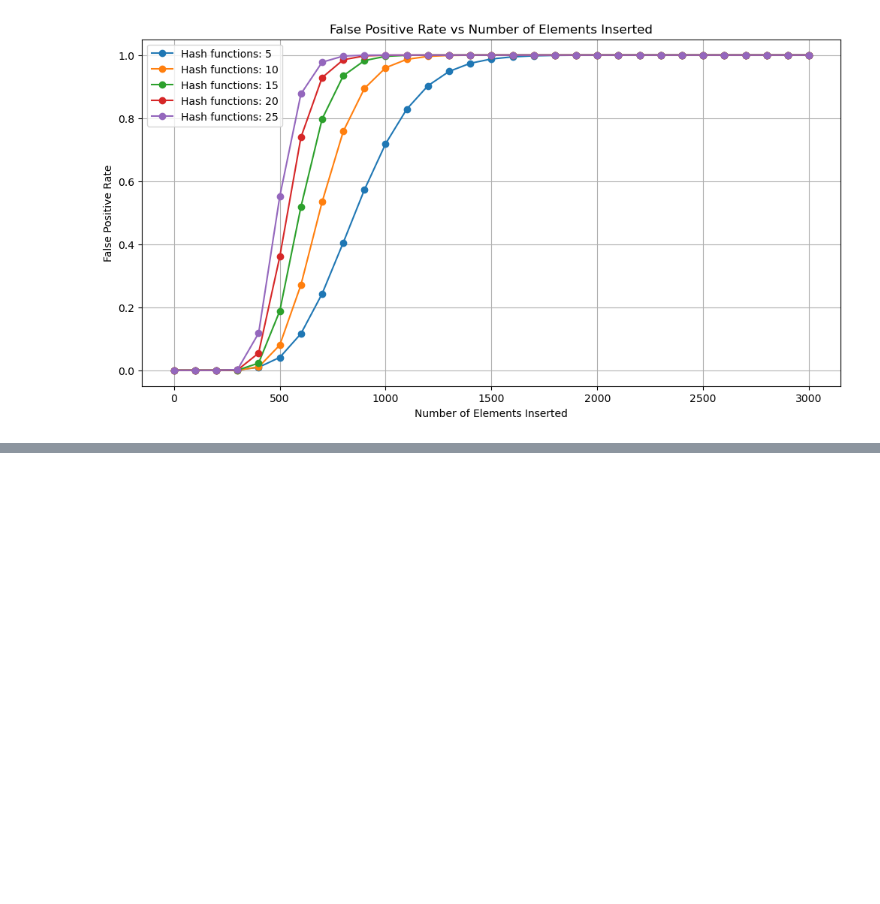
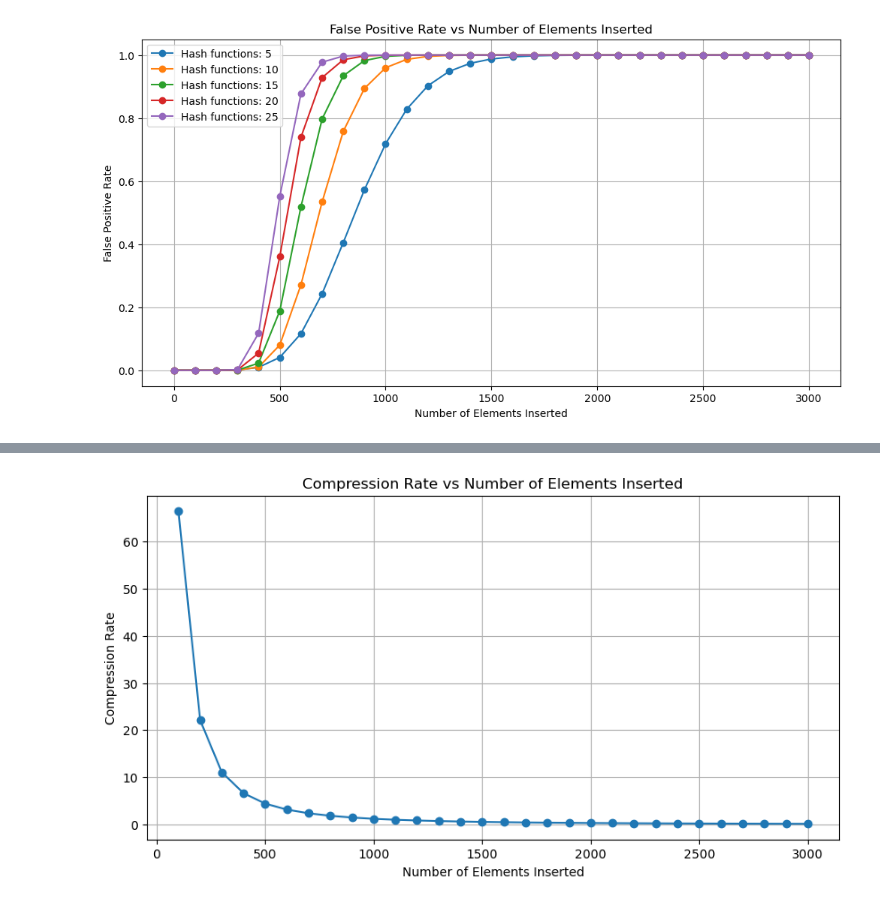
Before and after one commit to Blaise-bf/concepts-of-data-science, a Jupyter notebook: test_bloom_filter.ipynb, the cells around one changed output, grey strips where cells are left out. Saved outputs shown, nothing was run; the diff lists cells and outputs as text; code cells hidden in the pictures; blank space fills up the shorter version.

Commit message:
test compression rate

```diff
--- a/test_bloom_filter.ipynb
+++ b/test_bloom_filter.ipynb
@@ -153,0 +168,50 @@ plot_results(results)
+# %%
+import numpy as np
+import matplotlib.pyplot as plt
+
+# Sample word list (as a substitute for nltk.words)
+word_list = ["hello", "world", "test", "bloom", "filter", "algorithm", "data", "structure", "python", "benchmark"]
+
+
+def benchmark_compression_rate(expected_n, max_n, step, p):
+    size = int(-expected_n * np.log(p) / (np.log(2) ** 2))  # Size of the Bloom filter
+    bloom_filter = BloomFilter(size, 5)
+    results = {'num_inserted': [], 'compression_rate': []}
+
+    word_list_extended = word_list * (max_n // len(word_list) + 1)
+
+    for n in range(0, max_n + 1, step):
+        insert_data = word_list_extended[:n]
+
+        # Insert elements
+        for item in insert_data:
+            bloom_filter.add(item)
+
+        # Calculate compression rate
+        compression_rate = bloom_filter.calculate_compression_rate()
+
+        results['num_inserted'].append(n)
+        results['compression_rate'].append(compression_rate)
+
+    return results
+
+expected_n = 1000
+max_n = 3000
+step = 100
+p = 0.01  # False positive rate
+results = benchmark_compression_rate(expected_n, max_n, step, p)
+
+def plot_results(results):
+    plt.figure(figsize=(10, 5))
+
+    plt.plot(results['num_inserted'], results['compression_rate'], marker='o')
+    plt.xlabel('Number of Elements Inserted')
+    plt.ylabel('Compression Rate')
+    plt.title('Compression Rate vs Number of Elements Inserted')
+
+    plt.grid(True)
+    plt.show()
+
+plot_results(results)
+# %% [output]
+[figure, added]
```
Also changed, not shown: parts of 7 cells of this notebook, 1 other file.
